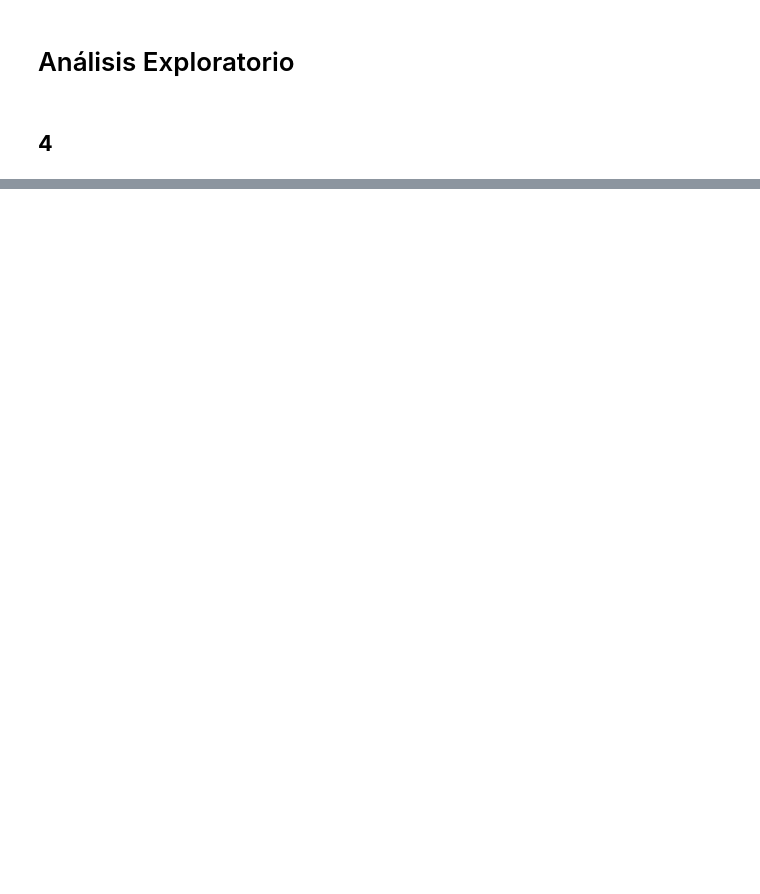
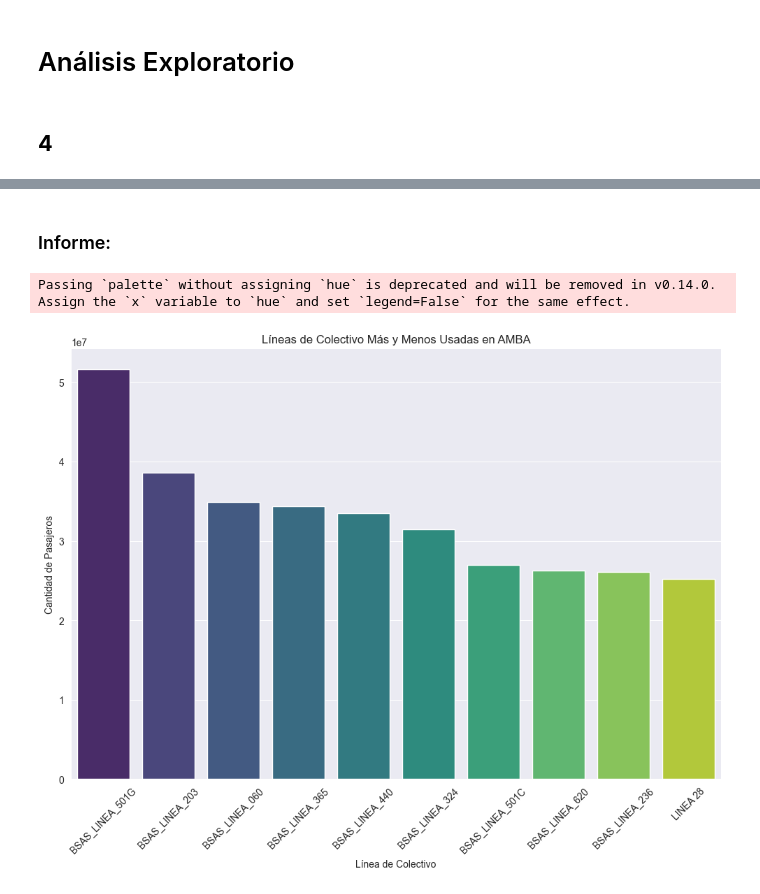
Before and after one commit to pedrobergaglio/transporte-publico-2023-ldd, a Jupyter notebook: tp1_sube2023.ipynb, the cells around one changed output, grey strips where cells are left out. Saved outputs shown, nothing was run; the diff lists cells and outputs as text; code cells hidden in the pictures; blank space fills up the shorter version.

```diff
--- a/tp1_sube2023.ipynb
+++ b/tp1_sube2023.ipynb
@@ -193,0 +212,24 @@ plt.show()
+# %% [markdown]
+### Informe:
+# %%
+datos_amba = sube_2023[(sube_2023['TIPO_TRANSPORTE'] == 'COLECTIVO') & (sube_2023['AMBA'] == 'SI')]
+
+
+pasajeros_por_linea = datos_amba.groupby('LINEA')['CANTIDAD'].sum().reset_index()
+
+# Identifico las líneas más usadas
+top_10_lineas_mas_usadas = pasajeros_por_linea.nlargest(10, 'CANTIDAD')
+
+lineas_usadas = top_10_lineas_mas_usadas
+
+plt.figure(figsize=(12, 8))
+sns.barplot(data=lineas_usadas, x='LINEA', y='CANTIDAD', palette='viridis')
+
+plt.title('Líneas de Colectivo Más y Menos Usadas en AMBA')
+plt.xlabel('Línea de Colectivo')
+plt.ylabel('Cantidad de Pasajeros')
+plt.xticks(rotation=45)
+plt.show()
+# %% [output]
+Passing `palette` without assigning `hue` is deprecated and will be removed in v0.14.0. Assign the `x` variable to `hue` and set `legend=False` for the same effect.
+[figure, added]
```
Also changed, not shown: parts of 28 cells of this notebook.
